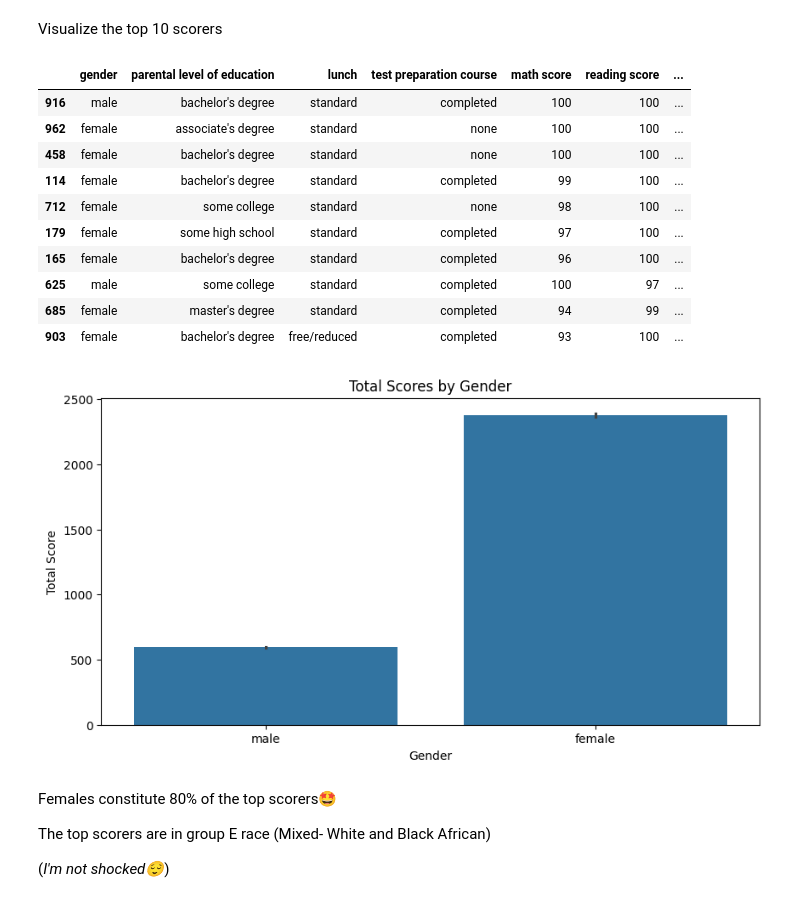
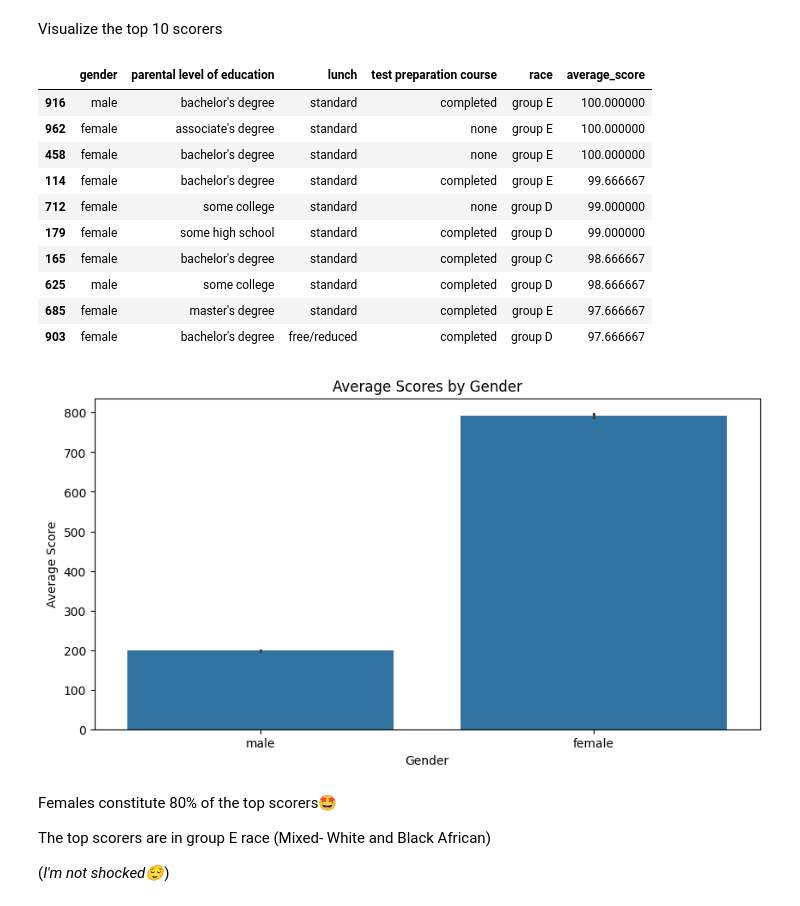
Before and after one commit to Bolajiiii/Student-Performance-Analysis, a Jupyter notebook: Student_Performance.ipynb, the cells around one changed output. Saved outputs shown, nothing was run; the diff lists cells and outputs as text; code cells hidden in the pictures.

Commit message:
make changes to prevent leakages

```diff
--- a/Student_Performance.ipynb
+++ b/Student_Performance.ipynb
@@ -21,8 +21,11 @@ def wrangle(filepath):
     df['race'] = df['race/ethnicity']
     df.drop(columns='race/ethnicity', inplace=True)
 
-    # Create total_score column
-    df['total_score'] = df['math score'] + df['reading score'] + df['writing score']
+    # Create average_score column
+    df["average_score"] = df[["math score", "reading score", "writing score"]].mean(axis=1)
+
+    # Drop individual scores to avoid leakage
+    df.drop(columns=["math score", "reading score", "writing score"], inplace=True)
 
     return df
 # %%
@@ -78,31 +78,31 @@ plt.title('Distribution of Test Scores');
 # %% [markdown]
 Visualize the top 10 scorers
 # %%
-df_sorted = df.sort_values('total_score', ascending=False)
+df_sorted = df.sort_values('average_score', ascending=False)
 top_10 = df_sorted.head(10)
 top_10
 # %% [output]
-|  | gender | parental level of education | lunch | test preparation course | math score | reading score | ... |
-| 916 | male | bachelor's degree | standard | completed | 100 | 100 | ... |
-| 962 | female | associate's degree | standard | none | 100 | 100 | ... |
-| 458 | female | bachelor's degree | standard | none | 100 | 100 | ... |
-| 114 | female | bachelor's degree | standard | completed | 99 | 100 | ... |
-| 712 | female | some college | standard | none | 98 | 100 | ... |
-| 179 | female | some high school | standard | completed | 97 | 100 | ... |
-| 165 | female | bachelor's degree | standard | completed | 96 | 100 | ... |
-| 625 | male | some college | standard | completed | 100 | 97 | ... |
-| 685 | female | master's degree | standard | completed | 94 | 99 | ... |
-| 903 | female | bachelor's degree | free/reduced | completed | 93 | 100 | ... |
+|  | gender | parental level of education | lunch | test preparation course | race | average_score |
+| 916 | male | bachelor's degree | standard | completed | group E | 100.000000 |
+| 962 | female | associate's degree | standard | none | group E | 100.000000 |
+| 458 | female | bachelor's degree | standard | none | group E | 100.000000 |
+| 114 | female | bachelor's degree | standard | completed | group E | 99.666667 |
+| 712 | female | some college | standard | none | group D | 99.000000 |
+| 179 | female | some high school | standard | completed | group D | 99.000000 |
+| 165 | female | bachelor's degree | standard | completed | group C | 98.666667 |
+| 625 | male | some college | standard | completed | group D | 98.666667 |
+| 685 | female | master's degree | standard | completed | group E | 97.666667 |
+| 903 | female | bachelor's degree | free/reduced | completed | group D | 97.666667 |
 # %%
 plt.figure(figsize=(10, 5))
-sns.barplot(x="gender", y="total_score", data=top_10, estimator=sum)
+sns.barplot(x="gender", y="average_score", data=top_10, estimator=sum)
 plt.xlabel("Gender")
-plt.ylabel("Total Score")
-plt.title("Total Scores by Gender")
+plt.ylabel("Average Score")
+plt.title("Average Scores by Gender")
 
 plt.show()
 # %% [output]
-[figure, old version]
+[figure, new version]
 # %% [markdown]
 Females constitute 80% of the top scorers🤩
 
```
Also changed, not shown: parts of 29 cells of this notebook.
